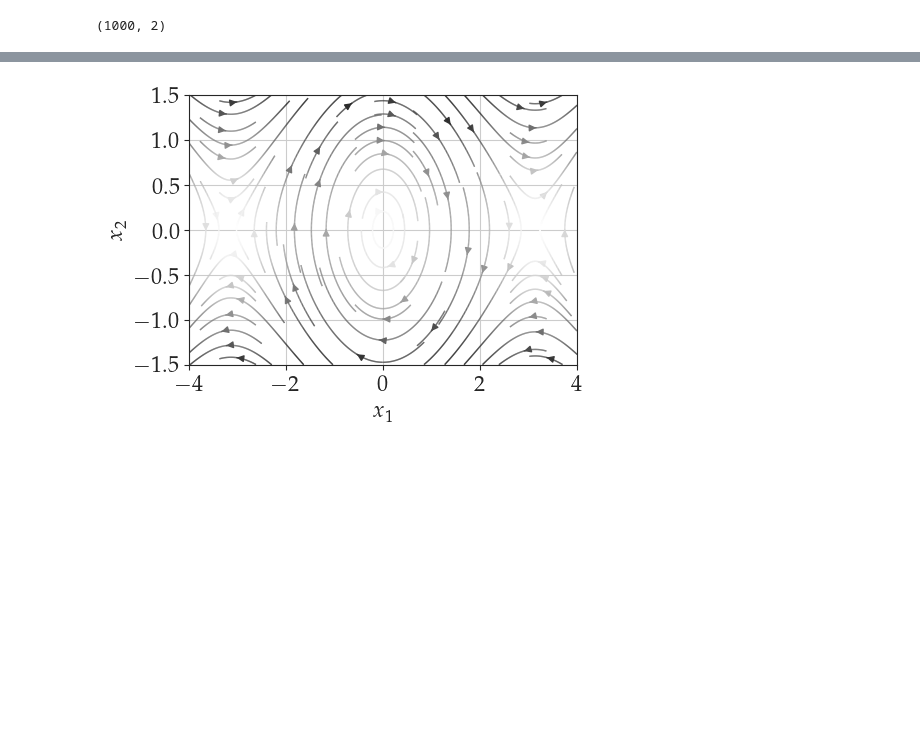
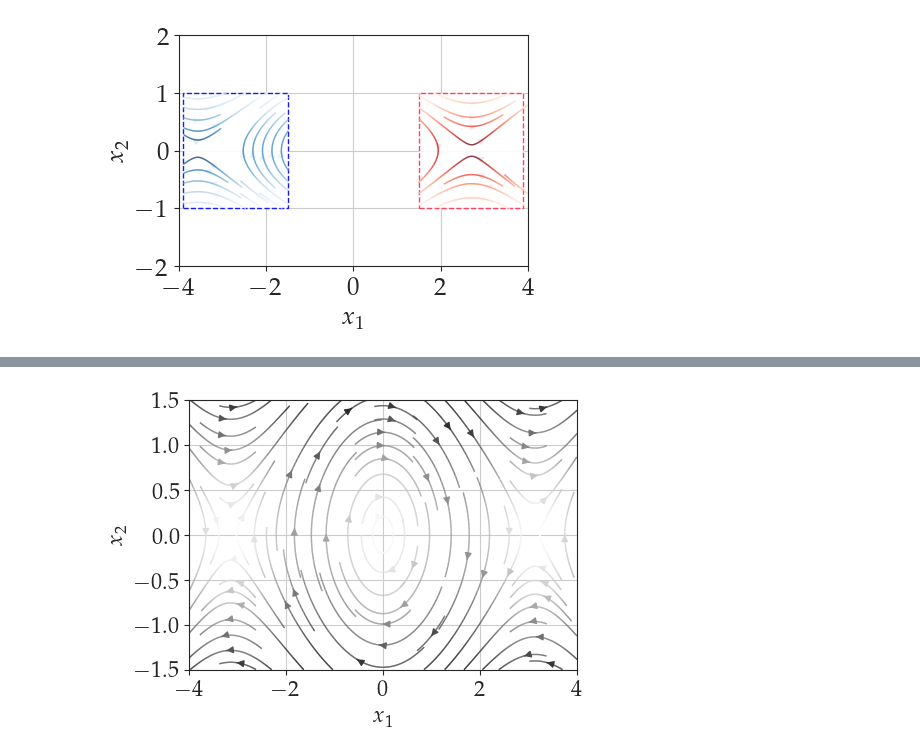
Before and after one commit to jiangnanhugo/ASD-ODE, a Jupyter notebook: plots/motivation.ipynb, the cells around one changed output, grey strips where cells are left out. Drawn from its saved outputs; the diff is of its cells as text; code cells hidden in the pictures; blank space fills up the shorter version.

```diff
--- a/plots/motivation.ipynb
+++ b/plots/motivation.ipynb
@@ -1097,5 +82,0 @@ x_train = [
-# %%
-x_train=np.array(x_train)
-x_train.shape
-# %% [output]
-(1000, 2)
@@ -1102 +94,37 @@ x_train.shape
+# %%
+def pred_by_act_ode(X0, X1):
+    return 10*sin(X1),  4*cos(X0+2)
+
+region_x = 1.5  # x-coordinate of the bottom-left corner of the region
+region_y = -1    # y-coordinate of the bottom-left corner of the region
+region_width = 2.4  # Width of the region
+region_height = 2  # Height of the region
+
+fig=plt.figure(figsize=(4.5,3))
+Oscillator1 = PhasePortrait2D(pred_by_act_ode, Range=[[1.5,4], [-1, 1]],
+                              MeshDim=10, Title="",
+                              xlabel=r"$x_1$", ylabel=r"$x_2$", fig=fig)
+fig, ax=Oscillator1.plot(color="Reds_r")
+plt.gca().add_patch(Rectangle((region_x, region_y), region_width, region_height, edgecolor=palette[7],
+                              facecolor='white', alpha=0.9,linestyle='--'))
+
+
+Oscillator1 = PhasePortrait2D(pred_by_act_ode, Range=[[-3.9,-1.5], [-1, 1]],
+                              MeshDim=12, Title="",
+                              xlabel=r"$x_1$", ylabel=r"$x_2$", fig=fig)
+fig, ax=Oscillator1.plot(color="Blues_r")
+region_x = -3.9  # x-coordinate of the bottom-left corner of the region
+region_y = -1    # y-coordinate of the bottom-left corner of the region
+region_width = 2.4  # Width of the region
+region_height = 2  # Height of the region
+
+# Plotting
+
+plt.gca().add_patch(Rectangle((region_x, region_y), region_width, region_height, edgecolor='blue',
+                              facecolor='white', alpha=0.9,linestyle='--'))
+plt.axis([-4, 4, -2, 2])
+# plt.title("Predicted ODE $\phi_1=(10\sin(x_2),  4\cos(x_1+2))$", fontsize=15, loc='right', pad=14)
+plt.show()
+# %% [output]
+[figure, added]
 # %%
```
Also changed, not shown: parts of 11 cells of this notebook, 2 other files.
